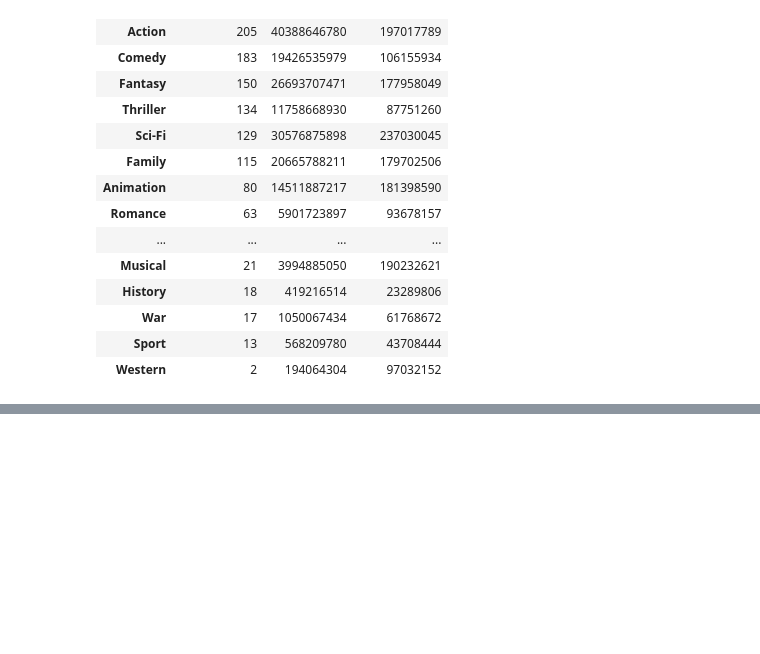
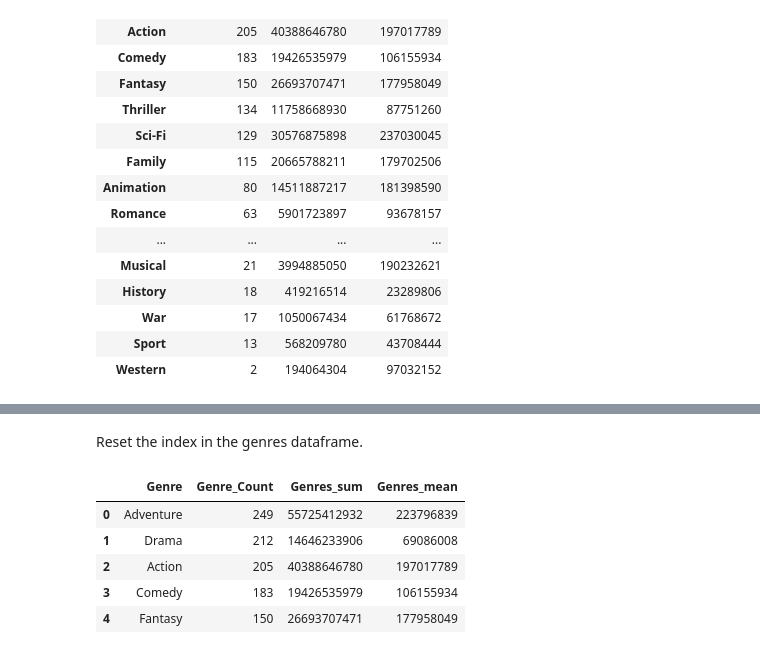
Before and after one commit to PauletteJ/Module01-Final-Project, a Jupyter notebook: index.ipynb, the cells around one changed output, grey strips where cells are left out. Saved outputs shown, nothing was run; the diff lists cells and outputs as text; code cells hidden in the pictures; blank space fills up the shorter version.

```diff
--- a/index.ipynb
+++ b/index.ipynb
@@ -779,0 +820,13 @@ df_genres.head(21)
+# %% [markdown]
+Reset the index in the genres dataframe.
+# %%
+df_genres.reset_index(inplace=True)
+df_genres = df_genres.rename(columns = {'index':'Genre'})
+df_genres.head()
+# %% [output]
+|  | Genre | Genre_Count | Genres_sum | Genres_mean |
+| 0 | Adventure | 249 | 55725412932 | 223796839 |
+| 1 | Drama | 212 | 14646233906 | 69086008 |
+| 2 | Action | 205 | 40388646780 | 197017789 |
+| 3 | Comedy | 183 | 19426535979 | 106155934 |
+| 4 | Fantasy | 150 | 26693707471 | 177958049 |
```
Also changed, not shown: parts of 4 cells of this notebook.
